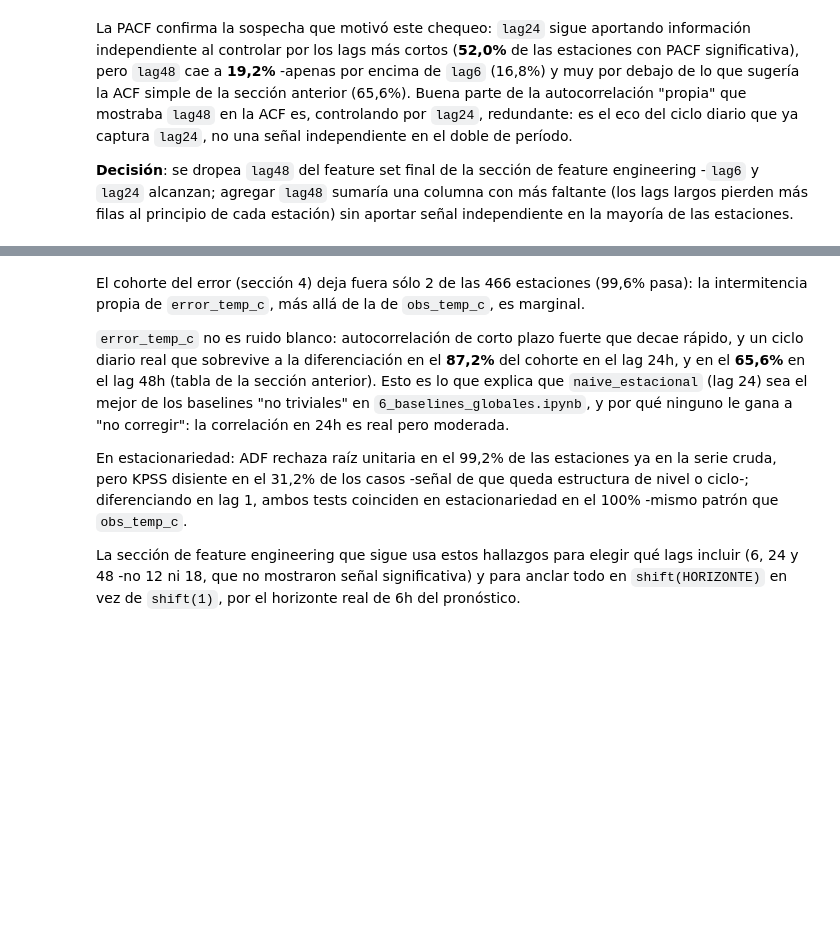
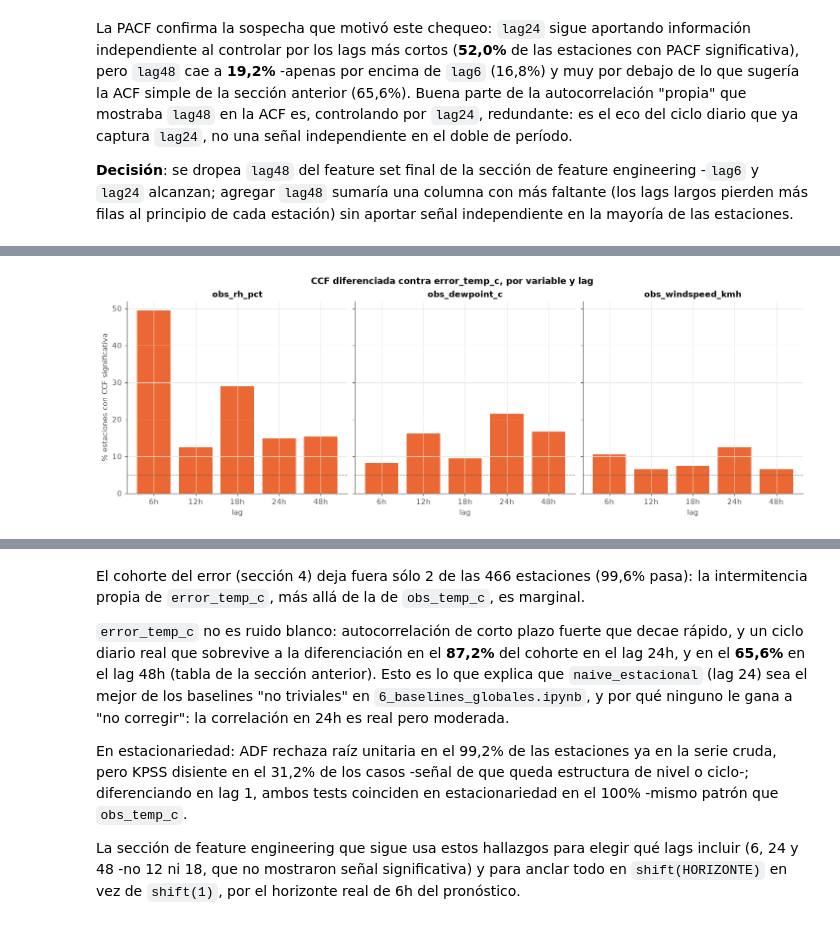
Before and after one commit to franconieto3/TPI_Taller_analisis_de_datos, a Jupyter notebook: TP3/notebooks/3_analisis_temporal.ipynb, the cells around one changed output, grey strips where cells are left out. Saved outputs shown, nothing was run; the diff lists cells and outputs as text; code cells hidden in the pictures; blank space fills up the shorter version.

```diff
--- a/TP3/notebooks/3_analisis_temporal.ipynb
+++ b/TP3/notebooks/3_analisis_temporal.ipynb
@@ -769,0 +864,22 @@ cada estación) sin aportar señal independiente en la mayoría de las estacione
+# %%
+filas_ccf_diff = []
+for sid, g in panel_ccf.groupby('station_id'):
+    g = g.sort_values('target_hour_utc')
+    error_diff = g['error_temp_c'].diff()
+    for var in VARIABLES_CCF:
+        var_diff = g[var].diff()
+        for lag in LAGS_CCF:
+            r, n = ccf_lag(var_diff, error_diff, lag)
+            if np.isnan(r):
+                continue
+            umbral_sig = 1.96 / np.sqrt(n)
+            filas_ccf_diff.append({'station_id': sid, 'variable': var, 'lag': lag, 'ccf': r, 'n': n,
+                                    'significativo': abs(r) > umbral_sig})
+
+tabla_ccf_diff = pd.DataFrame(filas_ccf_diff)
+
+resumen_ccf_diff = (tabla_ccf_diff.groupby(['variable', 'lag'])
+                    .agg(ccf_promedio=('ccf', 'mean'), pct_significativo=('significativo', lambda s: 100 * s.mean()),
+                         n_estaciones=('station_id', 'nunique'))
+                    .round(3))
+resumen_ccf_diff
@@ -769,0 +904,12 @@ cada estación) sin aportar señal independiente en la mayoría de las estacione
+# %%
+fig, axes = plt.subplots(1, 3, figsize=(13, 4.5), constrained_layout=True, sharey=True)
+for ax, var in zip(axes, VARIABLES_CCF):
+    sub = resumen_ccf_diff.loc[var]
+    ax.bar([f'{l}h' for l in sub.index], sub['pct_significativo'], color=NARANJA)
+    ax.axhline(5, color=GRIS_TEXTO, lw=0.8, ls='--')
+    ax.set(title=var, xlabel='lag', ylabel='% estaciones con CCF significativa' if var == VARIABLES_CCF[0] else '')
+fig.suptitle('CCF diferenciada contra error_temp_c, por variable y lag', fontweight='bold')
+figuras['19_ccf_diferenciada_obs_vs_error'] = fig
+plt.show()
+# %% [output]
+[figure, added]
```
Also changed, not shown: parts of 20 cells of this notebook, 3 other files.
